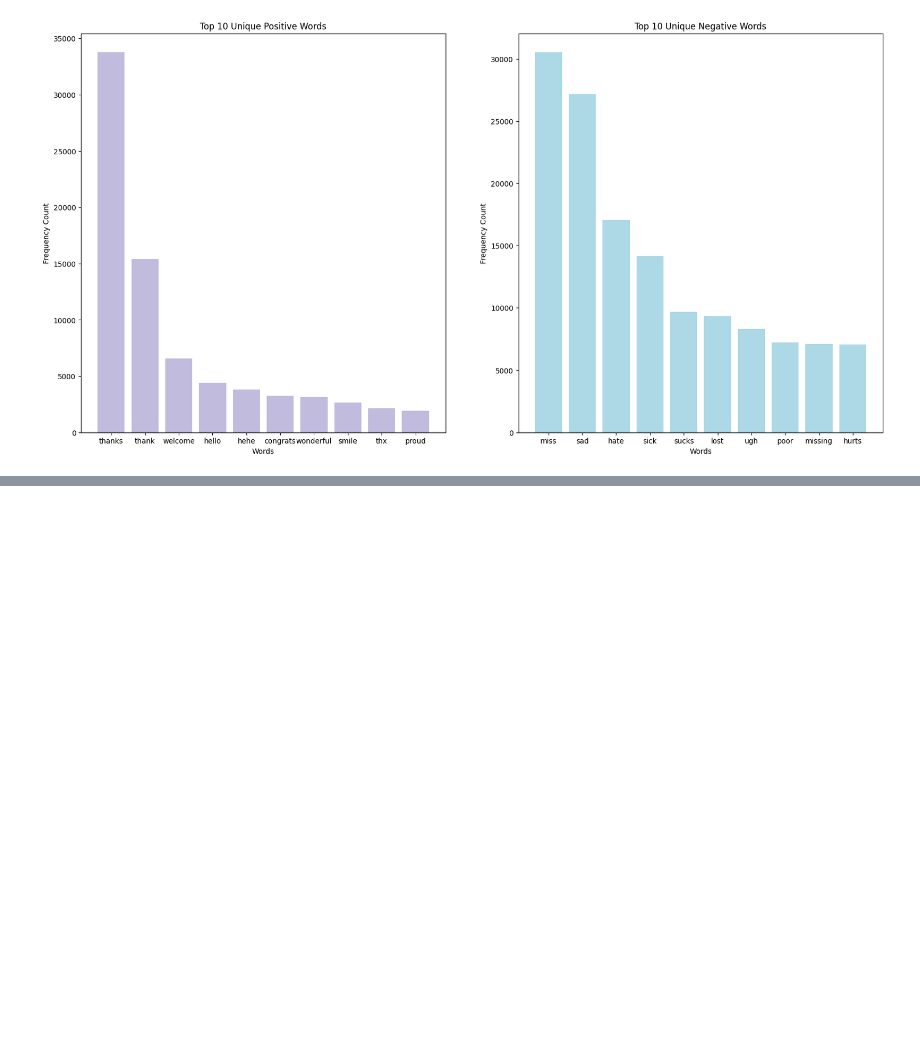
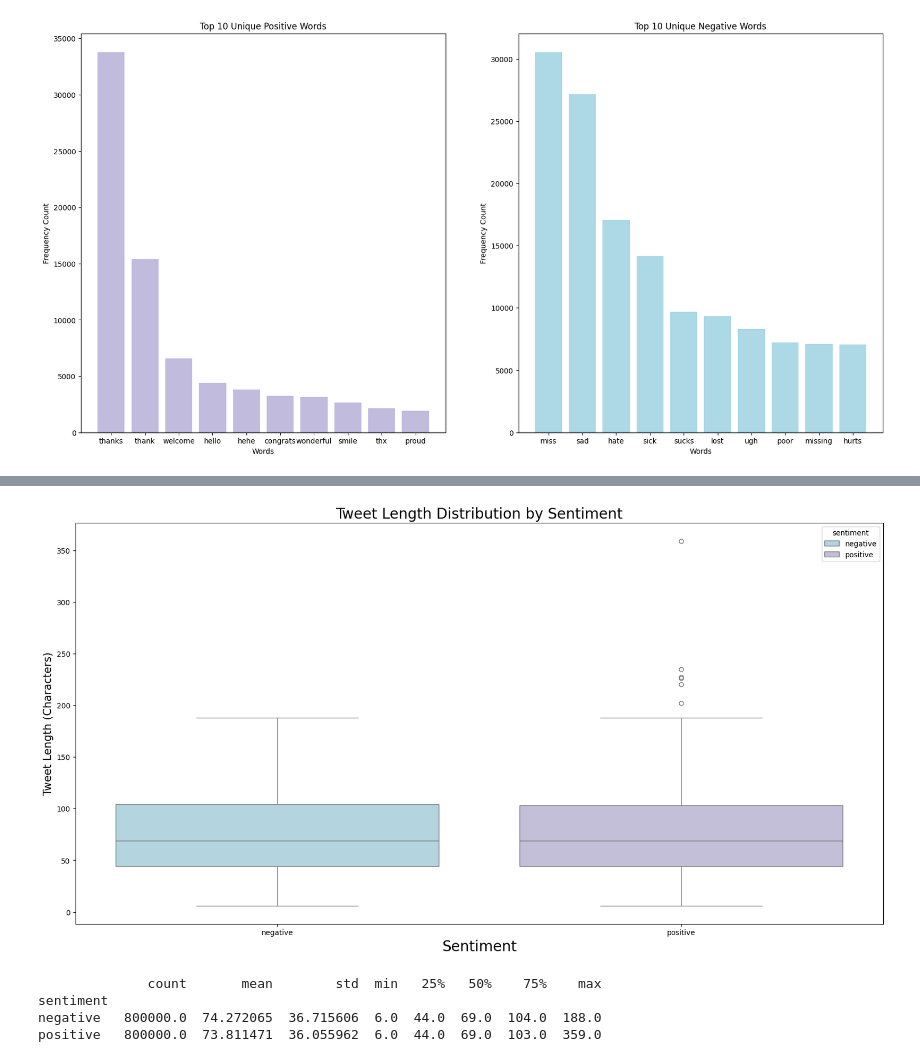
Before and after one commit to dn082/Project1, a Jupyter notebook: PROJECT1.ipynb, the cells around one changed output, grey strips where cells are left out. Saved outputs shown, nothing was run; the diff lists cells and outputs as text; code cells hidden in the pictures; blank space fills up the shorter version.

```diff
--- a/PROJECT1.ipynb
+++ b/PROJECT1.ipynb
@@ -176,4 +174,11 @@ plt.show()
 # %% [output]
 [figure]
 # %%
-# Length of Message Focused: Does the length of a tweet correlate with its sentiment? Such as are shorter tweets more often positive or negative?
+# Length of Message Focused: Does the length of a tweet correlate with its sentiment?
+# Such as are shorter tweets more often positive or negative?
+# for this I will create a box plot
+# I will get the length of each tweet that has not been cleaned so column 3
+# make new colum called tweet length from column 3
+analysis_title['tweet_length'] = analysis_title['tweet'].str.len()
+
+analysis_title.head()
@@ -179,0 +192,20 @@ plt.show()
+# %%
+# box plot creation w matplotlib and seaborn
+plt.figure(figsize=(20, 10))
+# colors
+addcolors =  ['#ADD8E6', '#C1BBDD']
+# make boxplot w labels
+sns.boxplot(x='sentiment', y='tweet_length', data=analysis_title, hue='sentiment', palette=addcolors, legend=True )
+plt.title('Tweet Length Distribution by Sentiment', fontsize=20)
+plt.xlabel('Sentiment', fontsize=20)
+plt.ylabel('Tweet Length (Characters)', fontsize=15)
+plt.show()
+
+# describe statistics for box plot
+print(analysis_title.groupby('sentiment')['tweet_length'].describe())
+# %% [output]
+[figure, added]
+              count       mean        std  min   25%   50%    75%    max
+sentiment
+negative   800000.0  74.272065  36.715606  6.0  44.0  69.0  104.0  188.0
+positive   800000.0  73.811471  36.055962  6.0  44.0  69.0  103.0  359.0
```
Also changed, not shown: parts of 6 cells of this notebook.
